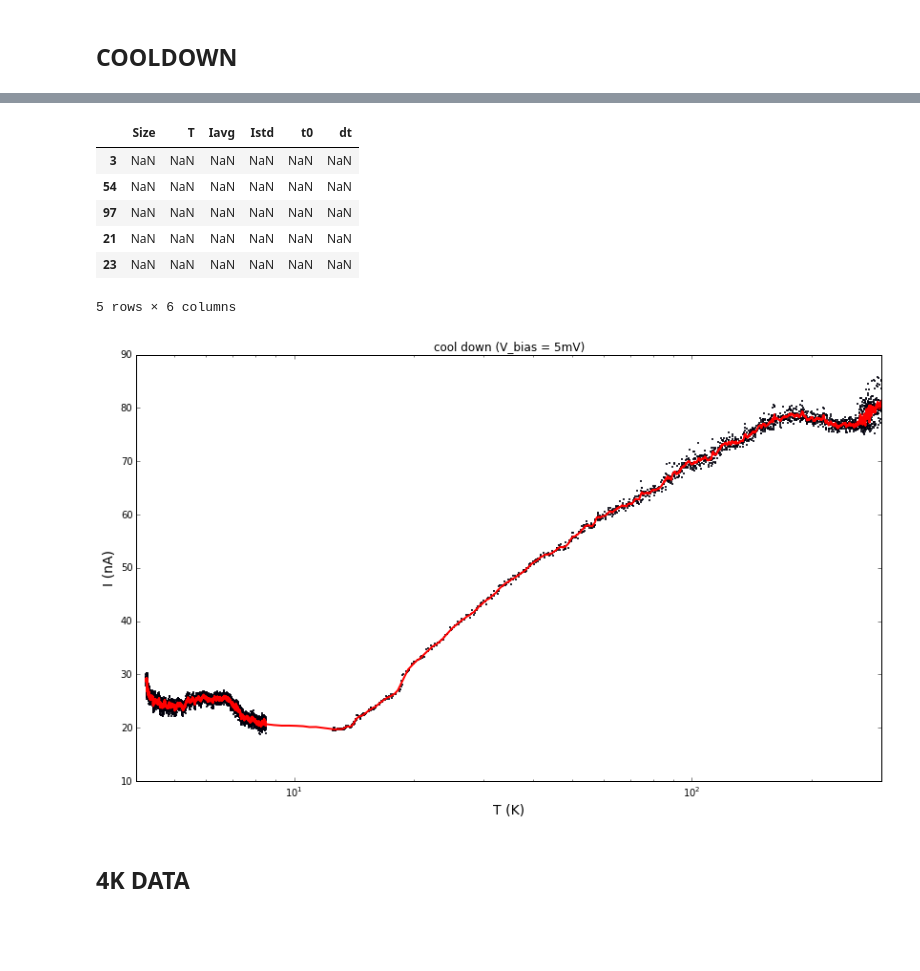
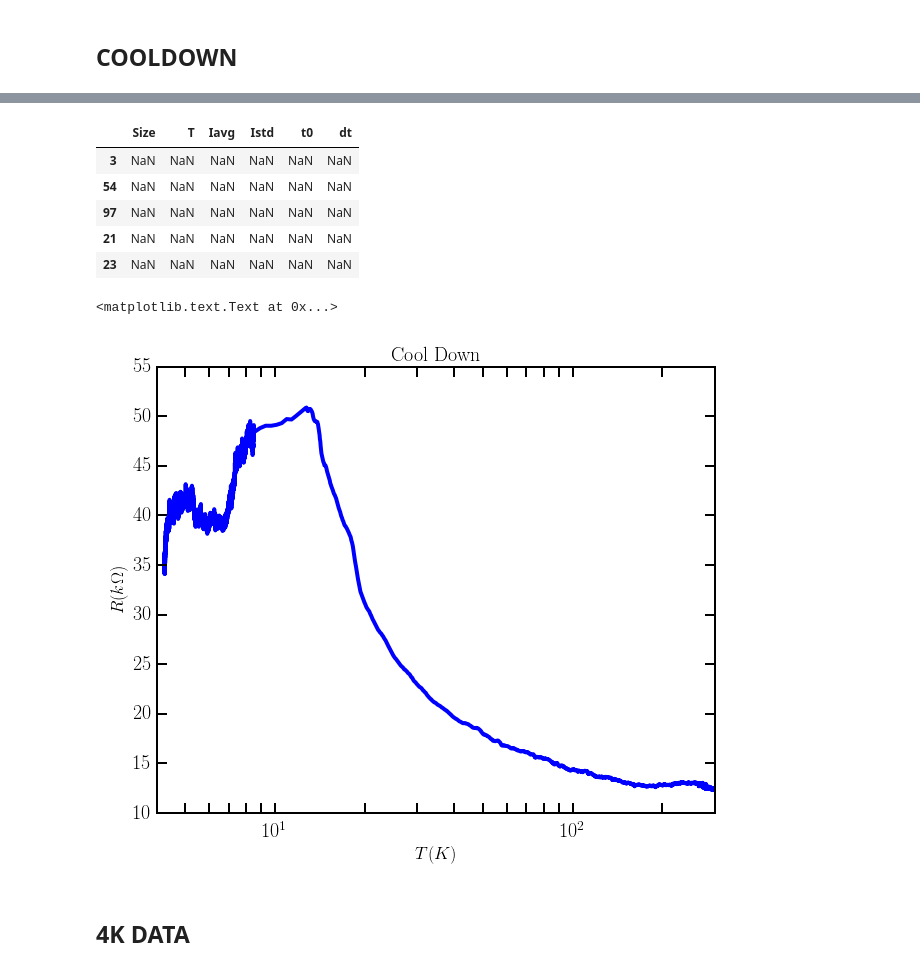
Before and after one commit to nikhartman/notebooks, a Jupyter notebook: scfmc3.ipynb, the cells around one changed output, grey strips where cells are left out. Cells and saved outputs as stored; diff of their text form; code cells hidden in the pictures; blank space fills up the shorter version.

```diff
--- a/scfmc3.ipynb
+++ b/scfmc3.ipynb
@@ -1,7 +1,10 @@
 # %%
 %matplotlib inline
+import matplotlib as mpl
+mpl.style.use('/Users/nik/Dropbox/Notebooks/thesisrc.py')
 import matplotlib.pyplot as plt
-from IPython.display import display, Image
 import numpy as np
+import glob
+import os
 import pandas as pd
-import os
+import lvdatatools as lvdt
@@ -70,7 +83,7 @@ fig.savefig(data_dir+'RT_gateswp'+'.png', dpi=200)
 # %% [markdown]
 ## COOLDOWN
 # %%
-data_dir = 'nghLab/Data/scfmc3/'
+data_dir = 'Data/scfmc3/'
 # %%
 filelist = glob.glob(data_dir+'*.bin')
 # %%
@@ -94,20 +107,20 @@ coolroll.head()
 | 97 | NaN | NaN | NaN | NaN | NaN | NaN |
 | 21 | NaN | NaN | NaN | NaN | NaN | NaN |
 | 23 | NaN | NaN | NaN | NaN | NaN | NaN |
-5 rows × 6 columns
 # %%
-fig = plt.figure(figsize=(14,8))
+fig = plt.figure()
 ax = fig.add_subplot(1,1,1)
-ax.scatter(cooldown['T'], cooldown['Iavg']*1e9, s = 1)
-ax.plot(coolroll['T'], coolroll['Iavg']*1e9, c = 'r', lw = 2)
+# ax.scatter(cooldown['T'], cooldown['Iavg']*1e9, s = 1)
+ax.plot(coolroll['T'], 1e-6/coolroll['Iavg'])
 ax.set_xscale('log')
 ax.set_xlim(4,300)
-ax.set_title('cool down (V_bias = 5mV)')
-ax.set_xlabel('T (K)', fontsize=14)
-ax.set_ylabel('I (nA)', fontsize=14)
-fig.savefig(data_dir+'cooldown'+'.png', dpi=200)
+ax.set_title('Cool Down')
+ax.set_xlabel('$T (K)$')
+ax.set_ylabel('$R (k\Omega)$')
+# fig.savefig(data_dir+'cooldown'+'.png', dpi=200)
 # %% [output]
+<matplotlib.text.Text at 0x...>
-[figure, old version]
+[figure, new version]
 # %% [markdown]
 ## 4K DATA
 # %% [markdown]
```
Also changed, not shown: parts of 7 cells of this notebook, 4 other files.
